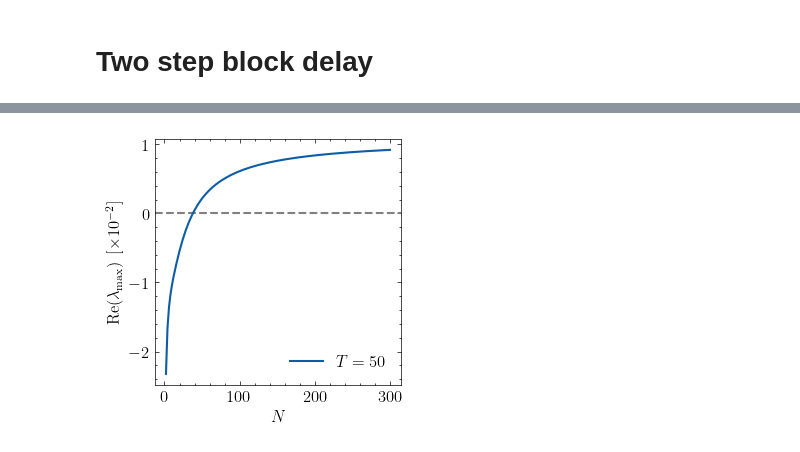
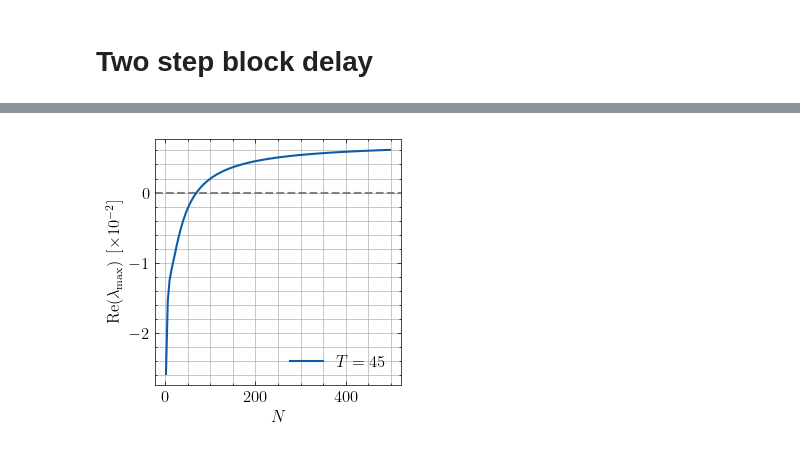
Before and after one commit to ISCOTTYI/sirs-oscillations, a Jupyter notebook: numerical_analysis.ipynb, the cells around one changed output, grey strips where cells are left out. Drawn from its saved outputs; the diff is of its cells as text; code cells hidden in the pictures.

```diff
--- a/numerical_analysis.ipynb
+++ b/numerical_analysis.ipynb
@@ -527,41 +553,19 @@ println(erlang_two_step_kernel_R(sol, N)[end])
 # %%
 # FIXME: Max eigenvalue prediction correct for T = 50, but not for T = 30
+# Parameters are (β, ρ, T)
+p = (β, ρ, T) = (2, 1, 45)
 
-# function test(
-#         β::Real, ρ::Real, T::Real,
-#         N::Integer,
-#         I_endemic::Real
-#     )
-#     cₘ(m) = m <= N/2 ? 1 : 0.5
-#     dim::Integer = N + 1
-#     jac::Matrix{Float64} = diagm(0 => fill(-N/T, dim), -1 => fill(N/T, dim-1))
-#     @show β * (1 - 2 * I_endemic - T * ρ * I_endemic * 3/4) - ρ
-#     jac[1, 1] = β * (1 - 2 * I_endemic - T * ρ * I_endemic * 3/4) - ρ
-#     @show [-β * I_endemic * cₘ(m) for m in 1:N]
-#     jac[1, 2:end] = [-β * I_endemic * cₘ(m) for m in 1:N]
-#     jac[2, 1] = ρ
-#     return jac
-# end
-
-# p = (β, ρ, T) = (2, 1, 50)
-# J = test(p..., 500, erlang_two_step_kernel_fp(p...))
-# @show λ_max(J)
-
-
-# Parameters are (β, ρ, T)
-p = (β, ρ, T) = (2, 1, 50)
-
-Ns = 2:2:300
+Ns = 2:4:500
 fig, ax = plt.subplots()
 ax.set(
     xlabel = L"N", ylabel = L"\operatorname{Re}(\lambda_\mathrm{max}) \: \left[\times 10^{-2}\right]",
     box_aspect = 1
 )
 ax.axhline(0.0, ls = "--", c = "gray")
 ax.plot(Ns, λ_max.(erlang_two_step_kernel_jacobian.(p..., Ns)) ./ 10^(-2),
         label = L"T = %$(p[end])")
 ax.legend()
-# ax.grid(which="minor")
+ax.grid(which="both")
 display(fig)
 # %% [output]
-[figure, old version]
+[figure, new version]
```
Also changed, not shown: parts of 26 cells of this notebook, 16 other files.
